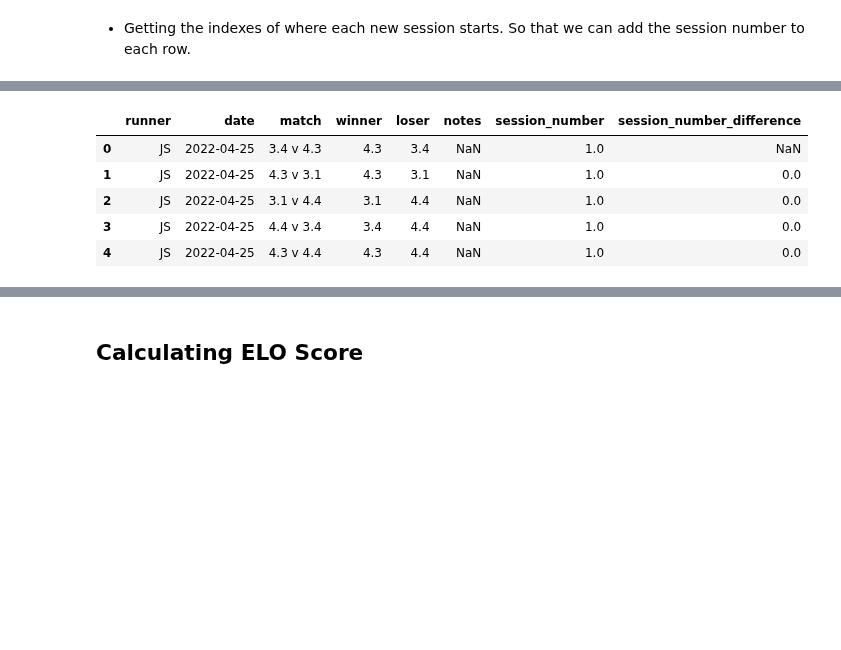
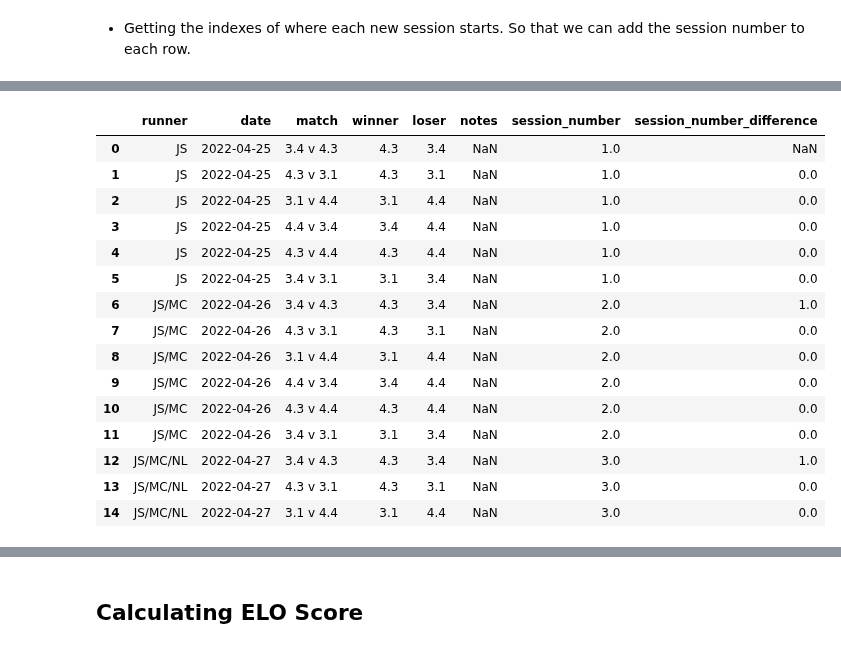
Before and after one commit to padillacoreanolab/behavioral_dataframe_processing, a Jupyter notebook: results/2022_09_29_pilot_1_2_3_analaysis/pilot_1/tube_test_processing.ipynb, the cells around one changed output, grey strips where cells are left out. Drawn from its saved outputs; the diff is of its cells as text; code cells hidden in the pictures; blank space fills up the shorter version.

```diff
--- a/results/2022_09_29_pilot_1_2_3_analaysis/pilot_1/tube_test_processing.ipynb
+++ b/results/2022_09_29_pilot_1_2_3_analaysis/pilot_1/tube_test_processing.ipynb
@@ -361,5 +361,8 @@ sheet_name_to_everything[key]["processed_behavior_recording_dataframe"].tail()
 ## Dropping All Rows without a Winner
 # %% [markdown]
 - Because we will be filling all empty cells with the previous value, we must remove all rows that don't have any data. This is usually cells that don't have any winners or losers filled in the row.
+# %%
+all_winner_column = winner_column = "winner"
+all_loser_column = loser_column = "loser"
 # %%
 for key, value in sheet_name_to_everything.items():
@@ -435,19 +430,24 @@ sheet_name_to_everything[key]["processed_behavior_recording_dataframe"].tail()
+# %%
+all_ties_column = None
 # %%
 for key, value in sheet_name_to_everything.items():
-    # Asking users to specify which column is the one with the winner's information
-    sheet_name_to_everything[key]["ties_column"] = input("""Type the name of the column that specifies whether or not a tie has occured
-    i.e. "ties"
+    if all_ties_column is not None:
+        # Asking users to specify which column is the one with the winner's information
+        sheet_name_to_everything[key]["ties_column"] = input("""Type the name of the column that specifies whether or not a tie has occured
+        i.e. "ties"
 
-    The available columns are: {}
+        The available columns are: {}
 
-    Note: If left blank, the column with "ties" in the name will be used as the column.
-    If there are none, then this part will be skipped
+        Note: If left blank, the column with "ties" in the name will be used as the column.
+        If there are none, then this part will be skipped
 
-    """.format(sheet_name_to_everything[key]["processed_behavior_recording_dataframe"].columns))
+        """.format(sheet_name_to_everything[key]["processed_behavior_recording_dataframe"].columns))
 
-    # Looks for columns with "winner" in them if none of inputted
-    if not sheet_name_to_everything[key]["ties_column"]:
-        if [col for col in sheet_name_to_everything[key]["processed_behavior_recording_dataframe"].columns if "ties" in col.lower()]:
-            sheet_name_to_everything[key]["ties_column"] = [col for col in sheet_name_to_everything[key]["processed_behavior_recording_dataframe"].columns if "ties" in col.lower()][0]
-        else:
-            sheet_name_to_everything[key]["ties_column"] = None
+        # Looks for columns with "winner" in them if none of inputted
+        if not sheet_name_to_everything[key]["ties_column"]:
+            if [col for col in sheet_name_to_everything[key]["processed_behavior_recording_dataframe"].columns if "ties" in col.lower()]:
+                sheet_name_to_everything[key]["ties_column"] = [col for col in sheet_name_to_everything[key]["processed_behavior_recording_dataframe"].columns if "ties" in col.lower()][0]
+            else:
+                sheet_name_to_everything[key]["ties_column"] = None
+    else:
+        sheet_name_to_everything[key]["ties_column"] = None
@@ -490,12 +472,22 @@ for key, value in sheet_name_to_everything.items():
     # This will be used to plot vertical lines for each new session
     sheet_name_to_everything[key]["processed_behavior_recording_dataframe"]['session_number_difference'] = sheet_name_to_everything[key]["processed_behavior_recording_dataframe"]['session_number'].diff()
 # %%
-sheet_name_to_everything[key]["processed_behavior_recording_dataframe"].head()
+sheet_name_to_everything[key]["processed_behavior_recording_dataframe"].head(n=15)
 # %% [output]
 |  | runner | date | match | winner | loser | notes | session_number | session_number_difference |
 | 0 | JS | 2022-04-25 | 3.4 v 4.3 | 4.3 | 3.4 | NaN | 1.0 | NaN |
 | 1 | JS | 2022-04-25 | 4.3 v 3.1 | 4.3 | 3.1 | NaN | 1.0 | 0.0 |
 | 2 | JS | 2022-04-25 | 3.1 v 4.4 | 3.1 | 4.4 | NaN | 1.0 | 0.0 |
 | 3 | JS | 2022-04-25 | 4.4 v 3.4 | 3.4 | 4.4 | NaN | 1.0 | 0.0 |
 | 4 | JS | 2022-04-25 | 4.3 v 4.4 | 4.3 | 4.4 | NaN | 1.0 | 0.0 |
+| 5 | JS | 2022-04-25 | 3.4 v 3.1 | 3.1 | 3.4 | NaN | 1.0 | 0.0 |
+| 6 | JS/MC | 2022-04-26 | 3.4 v 4.3 | 4.3 | 3.4 | NaN | 2.0 | 1.0 |
+| 7 | JS/MC | 2022-04-26 | 4.3 v 3.1 | 4.3 | 3.1 | NaN | 2.0 | 0.0 |
+| 8 | JS/MC | 2022-04-26 | 3.1 v 4.4 | 3.1 | 4.4 | NaN | 2.0 | 0.0 |
+| 9 | JS/MC | 2022-04-26 | 4.4 v 3.4 | 3.4 | 4.4 | NaN | 2.0 | 0.0 |
+| 10 | JS/MC | 2022-04-26 | 4.3 v 4.4 | 4.3 | 4.4 | NaN | 2.0 | 0.0 |
+| 11 | JS/MC | 2022-04-26 | 3.4 v 3.1 | 3.1 | 3.4 | NaN | 2.0 | 0.0 |
+| 12 | JS/MC/NL | 2022-04-27 | 3.4 v 4.3 | 4.3 | 3.4 | NaN | 3.0 | 1.0 |
+| 13 | JS/MC/NL | 2022-04-27 | 4.3 v 3.1 | 4.3 | 3.1 | NaN | 3.0 | 0.0 |
+| 14 | JS/MC/NL | 2022-04-27 | 3.1 v 4.4 | 3.1 | 4.4 | NaN | 3.0 | 0.0 |
 # %%
```
Also changed, not shown: parts of 40 cells of this notebook.
